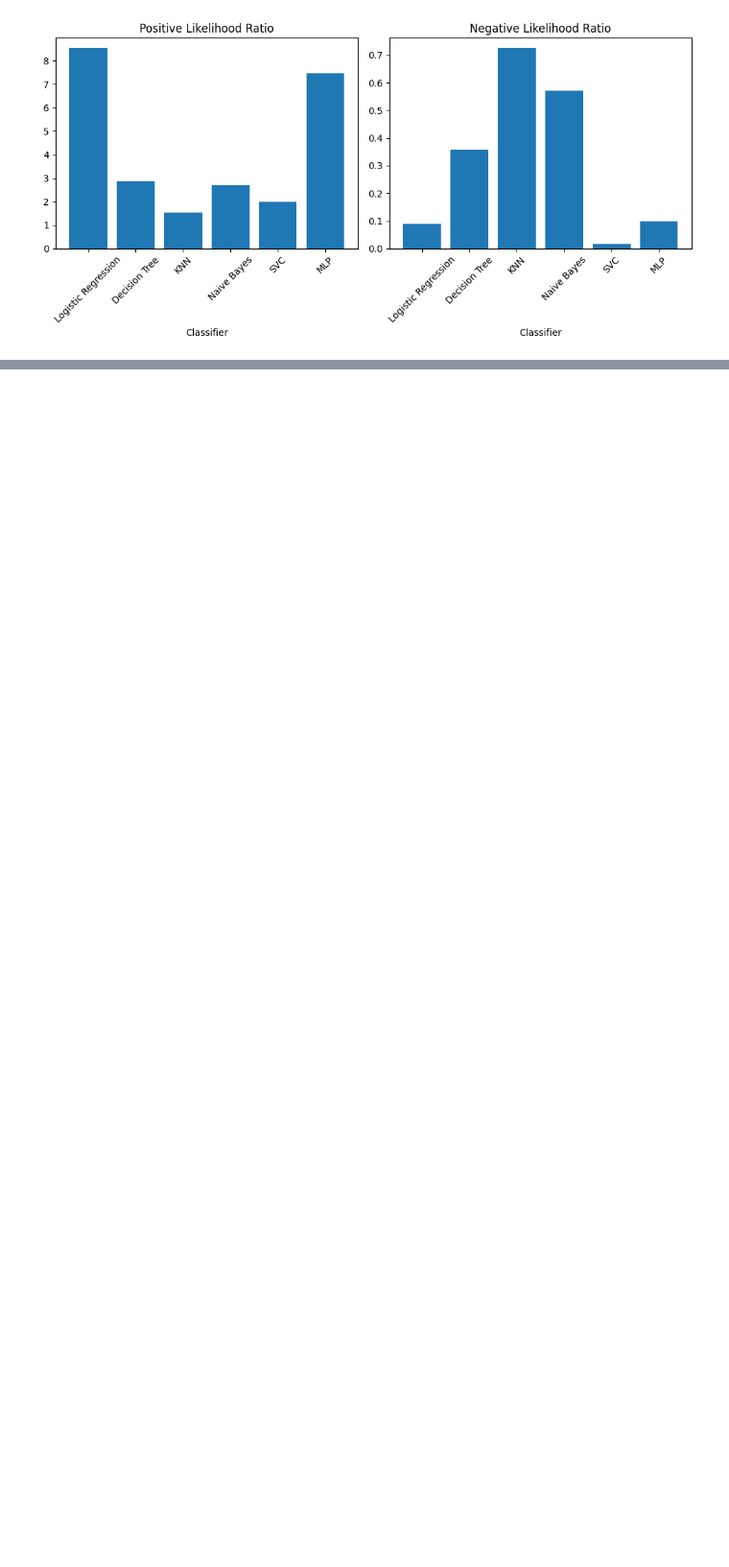
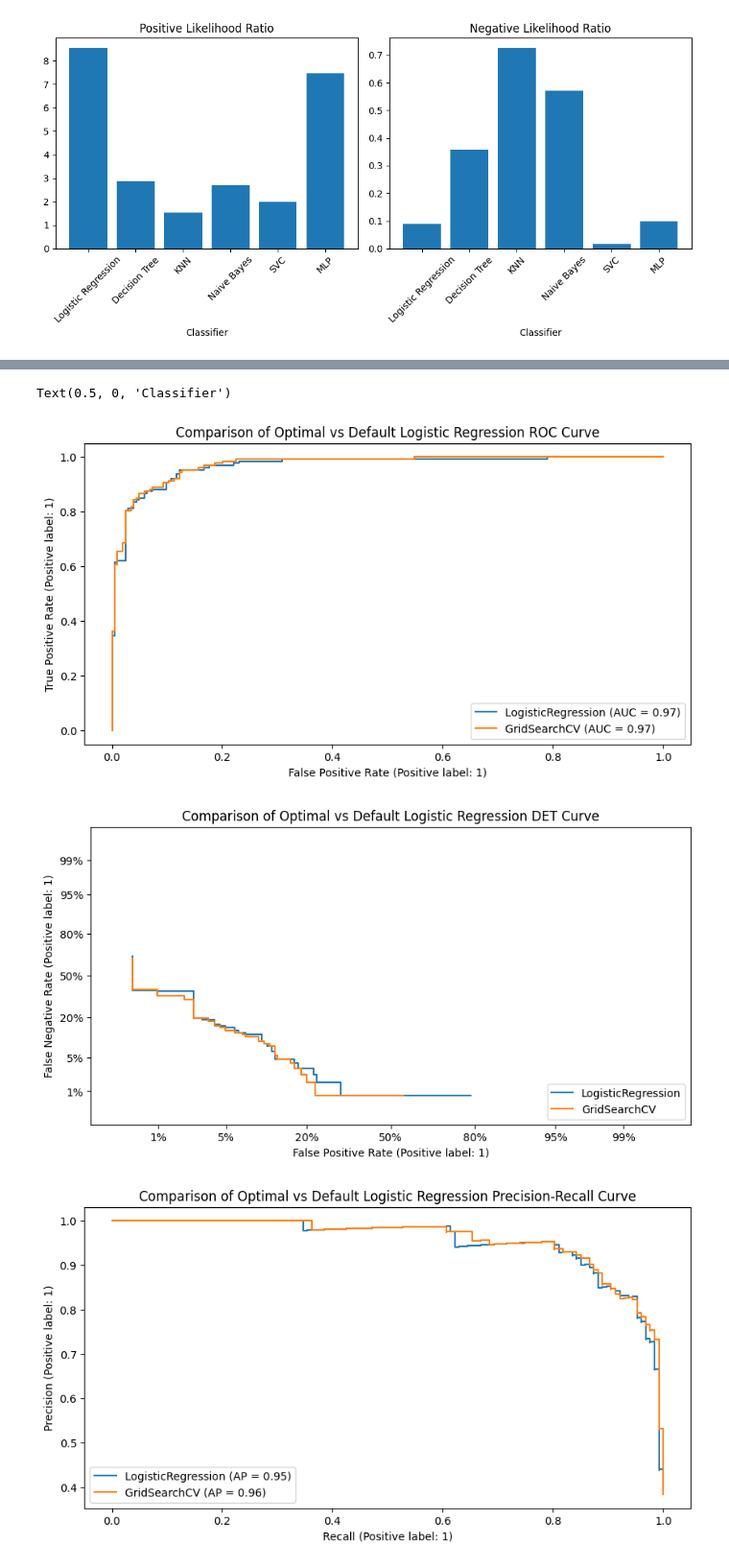
Before and after one commit to max-barker/comp5013-project, a Jupyter notebook: workbook.ipynb, the cells around one changed output, grey strips where cells are left out. Shown at 96% size. Cells and saved outputs as stored; diff of their text form; code cells hidden in the pictures; blank space fills up the shorter version.

```diff
--- a/workbook.ipynb
+++ b/workbook.ipynb
@@ -424,0 +454,34 @@ Text(0.5, 0, 'Classifier')
+# %%
+fig, ax = plt.subplots(figsize=(10, 5))
+ax.set_title('Comparison of Optimal vs Default Logistic Regression ROC Curve')
+lr_roc.plot(ax=ax)
+opt_lr_roc.plot(ax=ax)
+
+fig, ax = plt.subplots(figsize=(10, 5))
+ax.set_title('Comparison of Optimal vs Default Logistic Regression DET Curve')
+lr_det.plot(ax=ax)
+opt_lr_det.plot(ax=ax)
+
+fig, ax = plt.subplots(figsize=(10, 5))
+ax.set_title('Comparison of Optimal vs Default Logistic Regression Precision-Recall Curve')
+lr_pr.plot(ax=ax)
+opt_lr_pr.plot(ax=ax)
+
+fig, ax = plt.subplots(figsize=(10, 5))
+ax.set_title('Comparison of Optimal vs Default Logistic Regression Accuracy')
+ax.bar(['Default', 'Optimal'], [lr_acc, opt_lr_acc])
+ax.set_xlabel('Classifier')
+
+fig, (ax0, ax1) = plt.subplots(nrows=2, ncols=1, tight_layout=True,figsize=(10, 5))
+ax0.set_title('Comparison of Optimal vs Default Logistic Regression Positive Likelihood Ratio')
+ax0.bar(['Default', 'Optimal'], [lr_ratio[0], opt_lr_ratio[0]])
+ax0.set_xlabel('Classifier')
+
+ax1.set_title('Comparison of Optimal vs Default Logistic Regression Negative Likelihood Ratio')
+ax1.bar(['Default', 'Optimal'], [lr_ratio[1], opt_lr_ratio[1]])
+ax1.set_xlabel('Classifier')
+# %% [output]
+Text(0.5, 0, 'Classifier')
+[figure, added]
+[figure, added]
+[figure, added]
```
Also changed, not shown: parts of 11 cells of this notebook.
